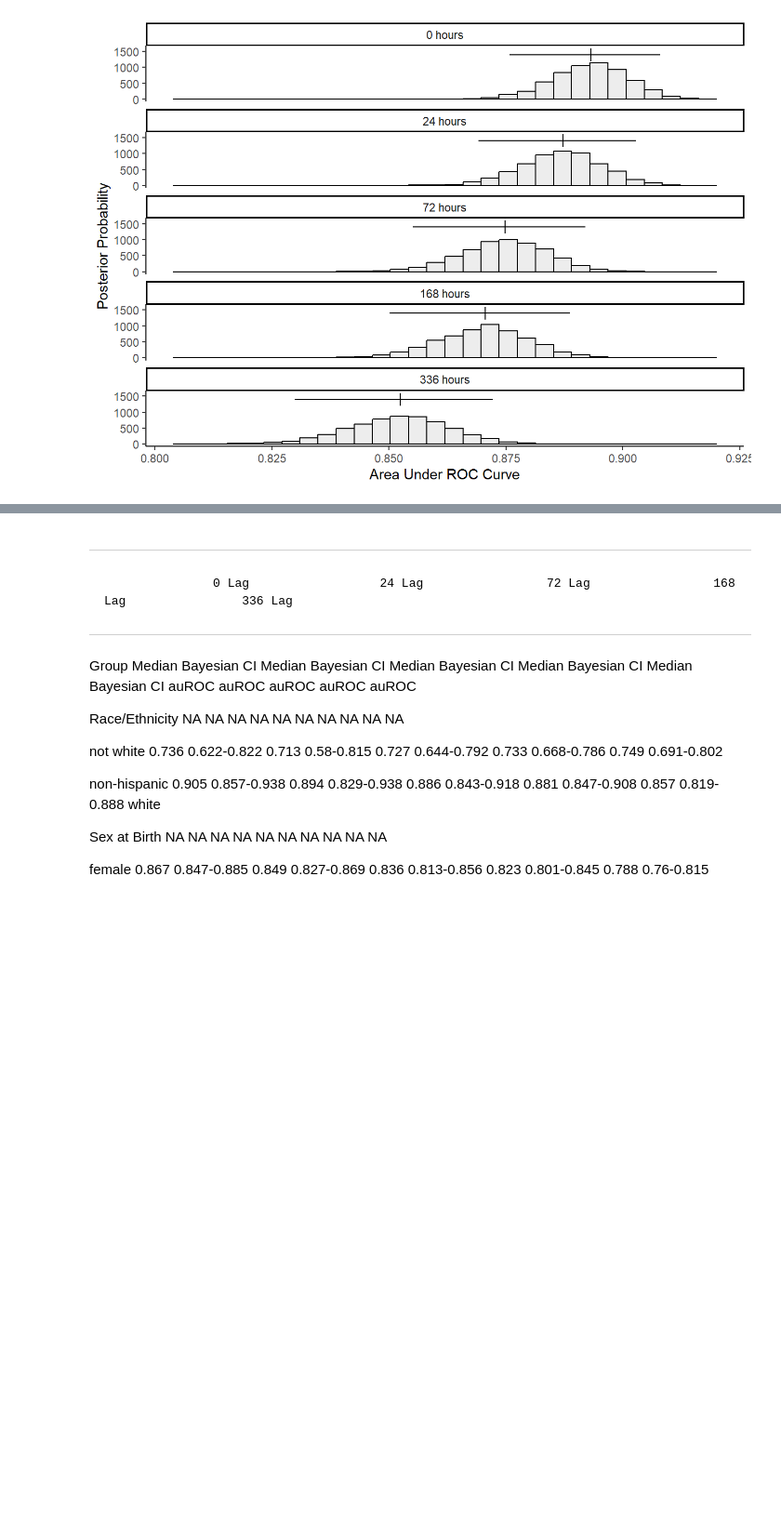
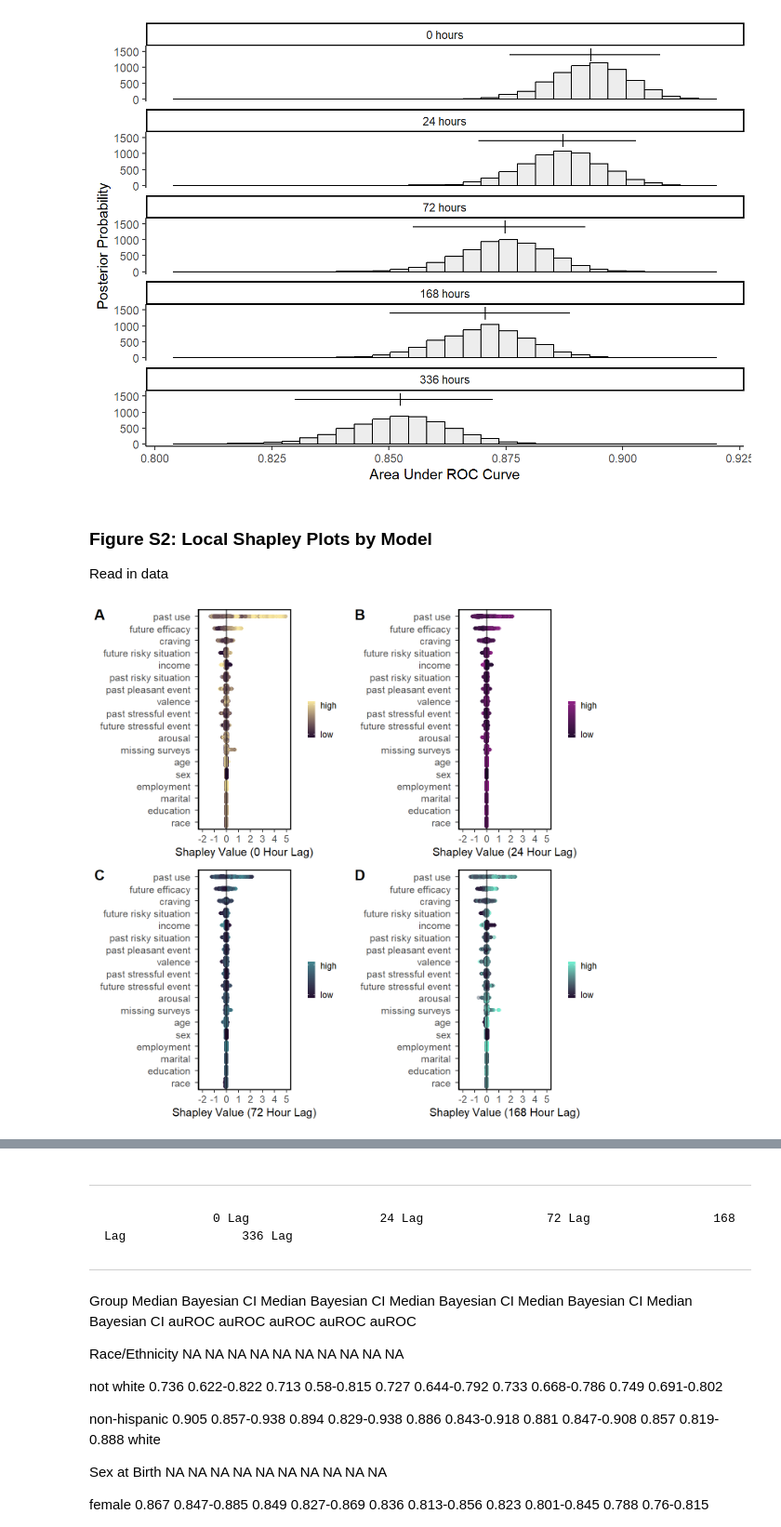
Before and after one commit to jjcurtin/study_lag, a Jupyter notebook: notebooks/supplement.embed.ipynb, the cells around one changed output, grey strips where cells are left out. Shown at 93% size. Cells and saved outputs as stored; diff of their text form; code cells hidden in the pictures; blank space fills up the shorter version.

```diff
--- a/notebooks/supplement.embed.ipynb
+++ b/notebooks/supplement.embed.ipynb
@@ -8,6 +8,9 @@ suppressPackageStartupMessages(library(tidyverse))
 suppressPackageStartupMessages(source("https://github.com/jjcurtin/lab_support/blob/main/format_path.R?raw=true"))
 suppressPackageStartupMessages(library(tidyposterior))
 
+
+theme_set(theme_classic())
+
 path_models_lag <- format_path(str_c("studydata/risk/models/lag"))
 # %%
 pp_tidy <- read_csv(here::here(path_models_lag, "pp_tidy.csv"),
@@ -43,3 +46,36 @@ pp_tidy |>
   theme(legend.position = "none")
 # %% [output]
 [figure]
+# %% [markdown]
+### Figure S2: Local Shapley Plots by Model
+
+Read in data
+# %%
+global_all <- read_rds(here::here(path_models_lag, "shap_global_all.rds")) |>
+   filter(!variable_grp %in% c("day of week (other)", "time of day (other)")) |>
+  mutate(variable_grp = str_remove(variable_grp, "(EMA item)"),
+          variable_grp = str_remove(variable_grp, "(demographic)"),
+          variable_grp = str_remove(variable_grp, "(other)"),
+        variable_grp = str_remove(variable_grp, "[[:punct:]][[:punct:]]")) |>
+   mutate(variable_grp = reorder(variable_grp, mean_value, sum),
+          model = factor(model, c("0 lag", "24 lag", "72 lag", "168 lag", "336 lag")))
+
+shap_levels <- global_all |>
+  mutate(variable_grp = reorder(variable_grp, mean_value, sum)) |>
+  pull(variable_grp) |>
+  levels()
+
+shap_feat_0 <- read_rds(here::here(path_models_lag, "outer_shapsgrp_with_features_downsized_1week_0_v1_nested_main.rds")) |>
+  mutate(variable_grp = factor(variable_grp, levels = shap_levels))
+
+shap_feat_24 <- read_rds(here::here(path_models_lag, "outer_shapsgrp_with_features_downsized_1week_24_v1_nested_main.rds")) |>
+  mutate(variable_grp = factor(variable_grp, levels = shap_levels))
+
+shap_feat_72 <- read_rds(here::here(path_models_lag, "outer_shapsgrp_with_features_downsized_1week_72_v1_nested_main.rds")) |>
+  mutate(variable_grp = factor(variable_grp, levels = shap_levels))
+
+shap_feat_168 <- read_rds(here::here(path_models_lag, "outer_shapsgrp_with_features_downsized_1week_168_v1_nested_main.rds")) |>
+  mutate(variable_grp = factor(variable_grp, levels = shap_levels))
+
+shap_feat_336 <- read_rds(here::here(path_models_lag, "outer_shapsgrp_with_features_downsized_1week_336_v1_nested_main.rds")) |>
+  mutate(variable_grp = factor(variable_grp, levels = shap_levels))
@@ -46 +162,13 @@ pp_tidy |>
+# %%
+#| label: fig-shap-local
+#| fig-cap: "Local feature importance plots by model."
+#| fig-height: 7
+#| fig-width: 7
+
+cowplot::plot_grid(panel_shap_local_0, panel_shap_local_24,
+                   panel_shap_local_72, panel_shap_local_168,
+                   ncol = 2, labels = c("A", "B", "C", "D"),
+                   align = "hv")
+# %% [output]
+[figure, added]
 # %% [markdown]
```
Also changed, not shown: parts of 2 cells of this notebook, 17 other files.
